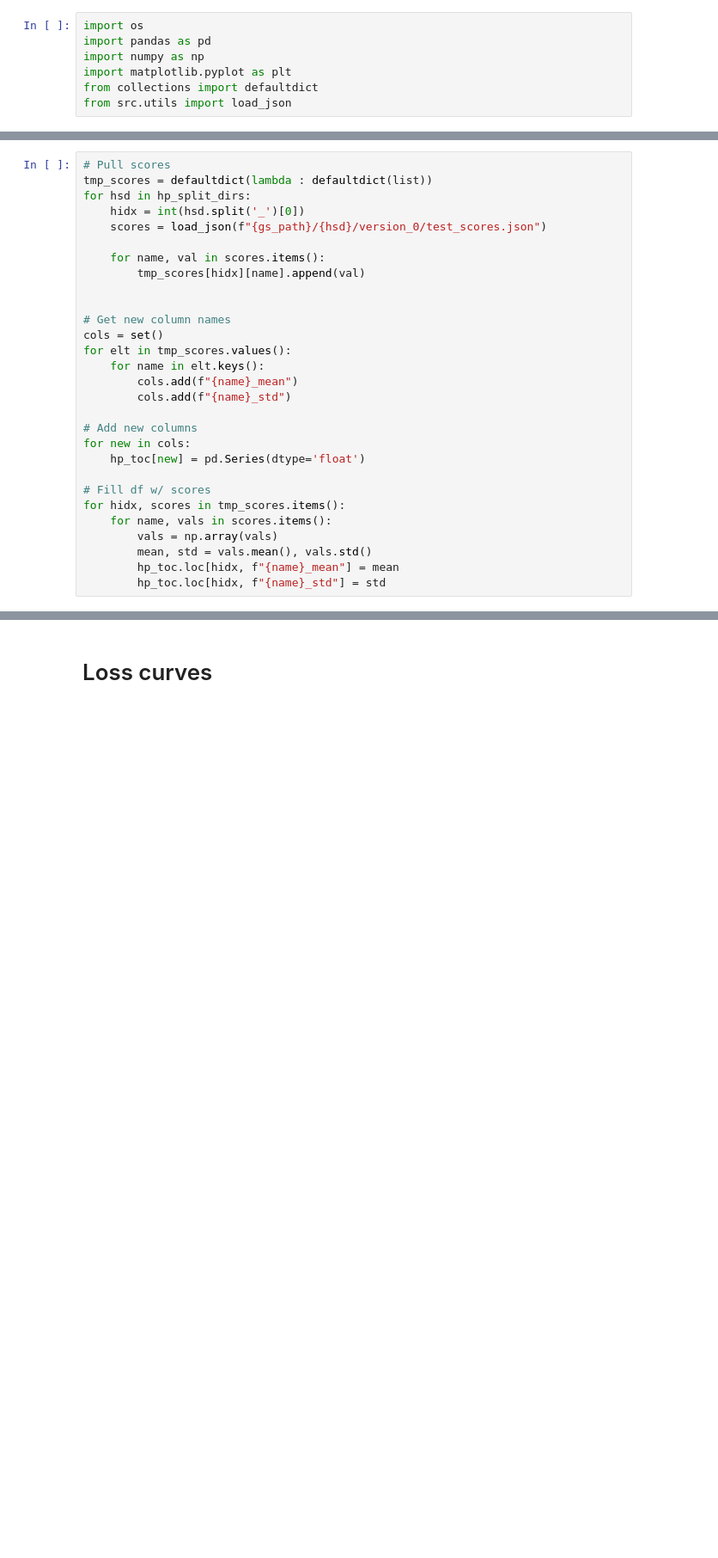
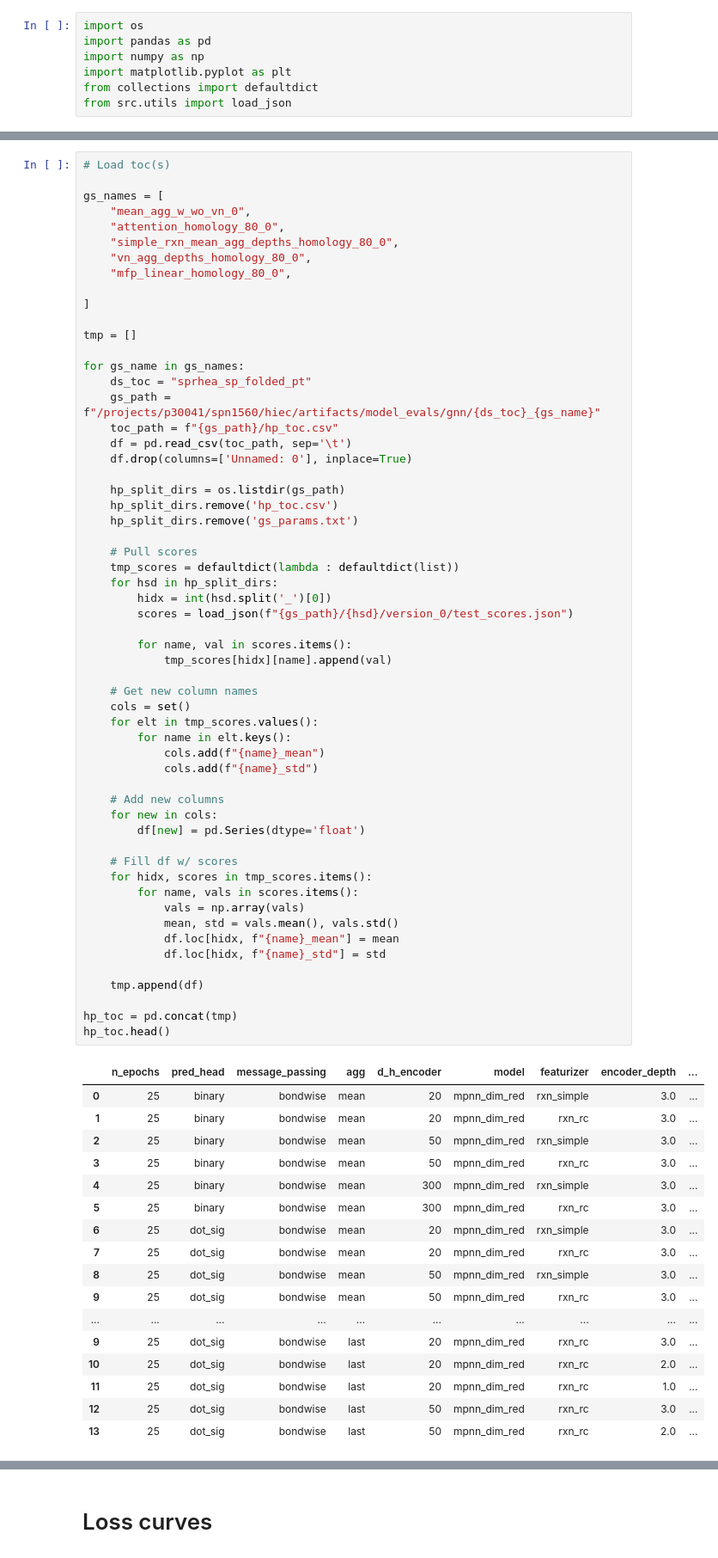
Before and after one commit to stefanpate/rcgnn, a Jupyter notebook: notebooks/rc_gnn_sprhea_figs.ipynb, the cells around one changed output, grey strips where cells are left out. Shown at 86% size. Cells and saved outputs as stored; diff of their text form; blank space fills up the shorter version.

```diff
--- a/notebooks/rc_gnn_sprhea_figs.ipynb
+++ b/notebooks/rc_gnn_sprhea_figs.ipynb
@@ -30,29 +8,75 @@ hp_toc.head()
 # %%
-# Pull scores
-tmp_scores = defaultdict(lambda : defaultdict(list))
-for hsd in hp_split_dirs:
-    hidx = int(hsd.split('_')[0])
-    scores = load_json(f"{gs_path}/{hsd}/version_0/test_scores.json")
+# Load toc(s)
 
-    for name, val in scores.items():
-        tmp_scores[hidx][name].append(val)
+gs_names = [
+    "mean_agg_w_wo_vn_0",
+    "attention_homology_80_0",
+    "simple_rxn_mean_agg_depths_homology_80_0",
+    "vn_agg_depths_homology_80_0",
+    "mfp_linear_homology_80_0",
 
+]
 
-# Get new column names
-cols = set()
-for elt in tmp_scores.values():
-    for name in elt.keys():
-        cols.add(f"{name}_mean")
-        cols.add(f"{name}_std")
+tmp = []
 
-# Add new columns
-for new in cols:
-    hp_toc[new] = pd.Series(dtype='float')
+for gs_name in gs_names:
+    ds_toc = "sprhea_sp_folded_pt"
+    gs_path = f"/projects/p30041/spn1560/hiec/artifacts/model_evals/gnn/{ds_toc}_{gs_name}"
+    toc_path = f"{gs_path}/hp_toc.csv"
+    df = pd.read_csv(toc_path, sep='\t')
+    df.drop(columns=['Unnamed: 0'], inplace=True)
 
-# Fill df w/ scores
-for hidx, scores in tmp_scores.items():
-    for name, vals in scores.items():
-        vals = np.array(vals)
-        mean, std = vals.mean(), vals.std()
-        hp_toc.loc[hidx, f"{name}_mean"] = mean
-        hp_toc.loc[hidx, f"{name}_std"] = std
+    hp_split_dirs = os.listdir(gs_path)
+    hp_split_dirs.remove('hp_toc.csv')
+    hp_split_dirs.remove('gs_params.txt')
+
+    # Pull scores
+    tmp_scores = defaultdict(lambda : defaultdict(list))
+    for hsd in hp_split_dirs:
+        hidx = int(hsd.split('_')[0])
+        scores = load_json(f"{gs_path}/{hsd}/version_0/test_scores.json")
+
+        for name, val in scores.items():
+            tmp_scores[hidx][name].append(val)
+
+    # Get new column names
+    cols = set()
+    for elt in tmp_scores.values():
+        for name in elt.keys():
+            cols.add(f"{name}_mean")
+            cols.add(f"{name}_std")
+
+    # Add new columns
+    for new in cols:
+        df[new] = pd.Series(dtype='float')
+
+    # Fill df w/ scores
+    for hidx, scores in tmp_scores.items():
+        for name, vals in scores.items():
+            vals = np.array(vals)
+            mean, std = vals.mean(), vals.std()
+            df.loc[hidx, f"{name}_mean"] = mean
+            df.loc[hidx, f"{name}_std"] = std
+
+    tmp.append(df)
+
+hp_toc = pd.concat(tmp)
+hp_toc.head()
+# %% [output]
+|  | n_epochs | pred_head | message_passing | agg | d_h_encoder | model | featurizer | encoder_depth | ... |
+| 0 | 25 | binary | bondwise | mean | 20 | mpnn_dim_red | rxn_simple | 3.0 | ... |
+| 1 | 25 | binary | bondwise | mean | 20 | mpnn_dim_red | rxn_rc | 3.0 | ... |
+| 2 | 25 | binary | bondwise | mean | 50 | mpnn_dim_red | rxn_simple | 3.0 | ... |
+| 3 | 25 | binary | bondwise | mean | 50 | mpnn_dim_red | rxn_rc | 3.0 | ... |
+| 4 | 25 | binary | bondwise | mean | 300 | mpnn_dim_red | rxn_simple | 3.0 | ... |
+| 5 | 25 | binary | bondwise | mean | 300 | mpnn_dim_red | rxn_rc | 3.0 | ... |
+| 6 | 25 | dot_sig | bondwise | mean | 20 | mpnn_dim_red | rxn_simple | 3.0 | ... |
+| 7 | 25 | dot_sig | bondwise | mean | 20 | mpnn_dim_red | rxn_rc | 3.0 | ... |
+| 8 | 25 | dot_sig | bondwise | mean | 50 | mpnn_dim_red | rxn_simple | 3.0 | ... |
+| 9 | 25 | dot_sig | bondwise | mean | 50 | mpnn_dim_red | rxn_rc | 3.0 | ... |
+| ... | ... | ... | ... | ... | ... | ... | ... | ... | ... |
+| 9 | 25 | dot_sig | bondwise | last | 20 | mpnn_dim_red | rxn_rc | 3.0 | ... |
+| 10 | 25 | dot_sig | bondwise | last | 20 | mpnn_dim_red | rxn_rc | 2.0 | ... |
+| 11 | 25 | dot_sig | bondwise | last | 20 | mpnn_dim_red | rxn_rc | 1.0 | ... |
+| 12 | 25 | dot_sig | bondwise | last | 50 | mpnn_dim_red | rxn_rc | 3.0 | ... |
+| 13 | 25 | dot_sig | bondwise | last | 50 | mpnn_dim_red | rxn_rc | 2.0 | ... |
```
Also changed, not shown: parts of 15 cells of this notebook, 38 other files.
